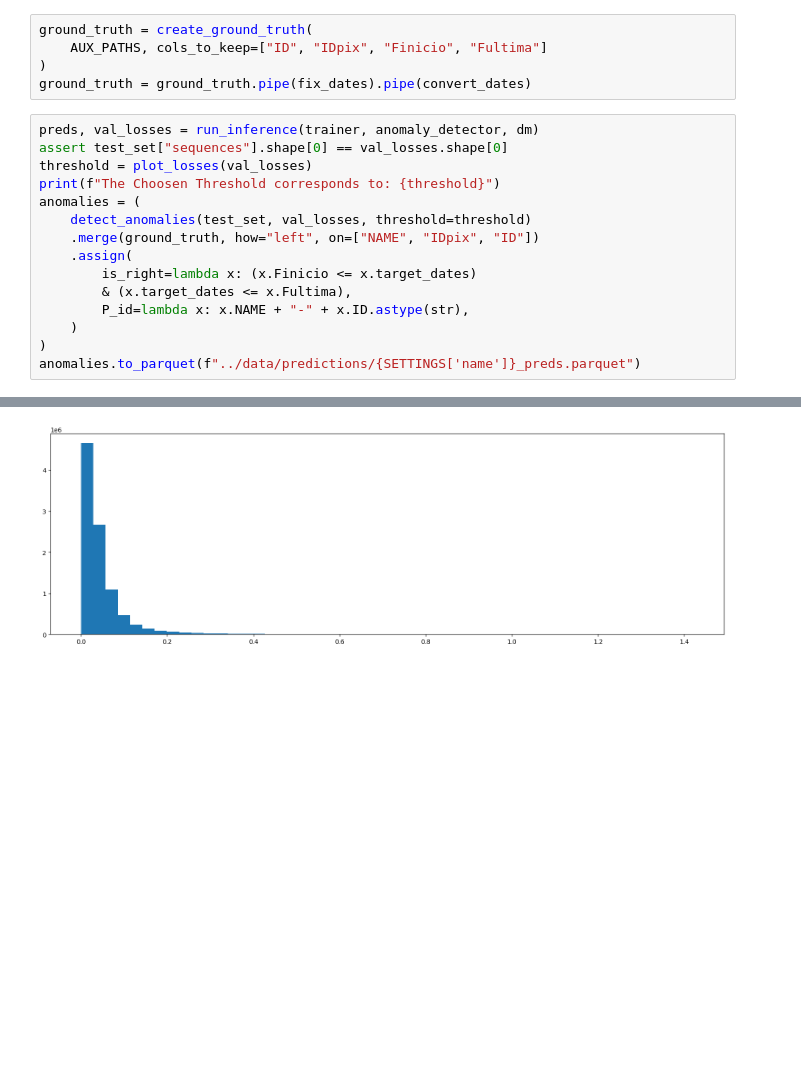
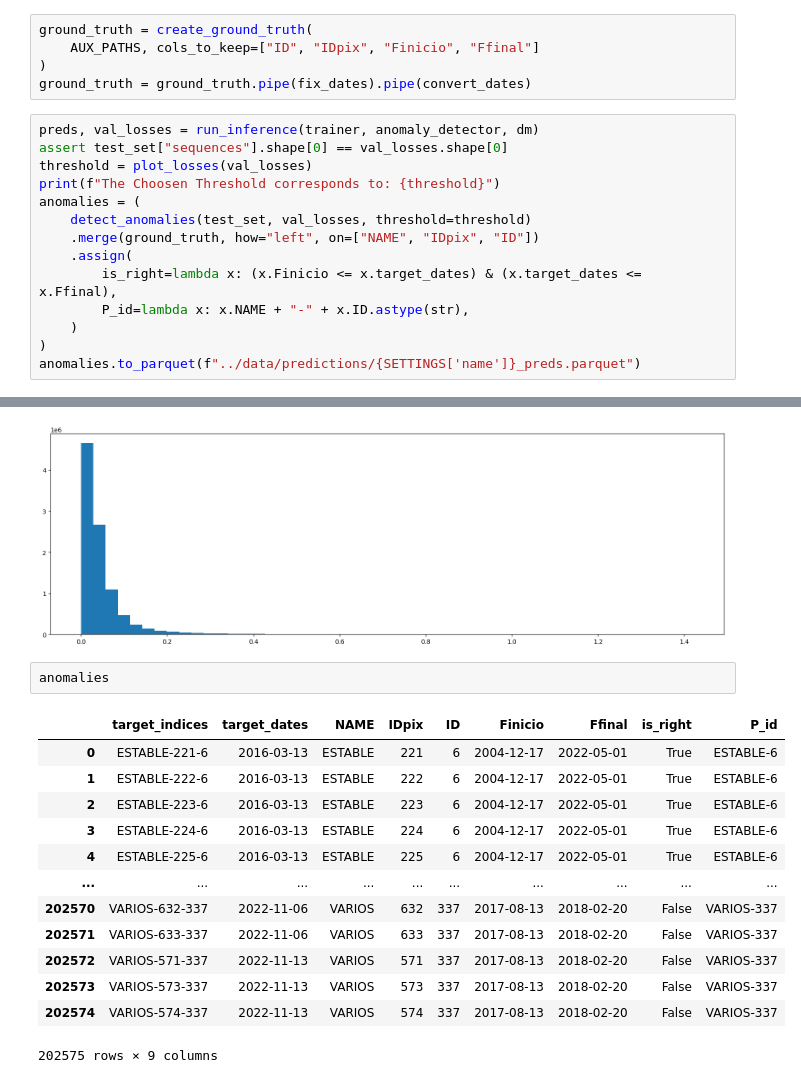
Before and after one commit to datacubeR/samsara, a Jupyter notebook: samsara/03-DeepAnt-inference.ipynb, the cells around one changed output, grey strips where cells are left out. Drawn from its saved outputs; the diff is of its cells as text; blank space fills up the shorter version.

```diff
--- a/samsara/03-DeepAnt-inference.ipynb
+++ b/samsara/03-DeepAnt-inference.ipynb
@@ -62,7 +62,7 @@ ForecastBasedAD(
 )
 # %%
 ground_truth = create_ground_truth(
-    AUX_PATHS, cols_to_keep=["ID", "IDpix", "Finicio", "Fultima"]
+    AUX_PATHS, cols_to_keep=["ID", "IDpix", "Finicio", "Ffinal"]
 )
 ground_truth = ground_truth.pipe(fix_dates).pipe(convert_dates)
 # %%
@@ -74,8 +74,7 @@ anomalies = (
     detect_anomalies(test_set, val_losses, threshold=threshold)
     .merge(ground_truth, how="left", on=["NAME", "IDpix", "ID"])
     .assign(
-        is_right=lambda x: (x.Finicio <= x.target_dates)
-        & (x.target_dates <= x.Fultima),
+        is_right=lambda x: (x.Finicio <= x.target_dates) & (x.target_dates <= x.Ffinal),
         P_id=lambda x: x.NAME + "-" + x.ID.astype(str),
     )
 )
@@ -85,3 +84,19 @@ LOCAL_RANK: 0 - CUDA_VISIBLE_DEVICES: [0]
 A Jupyter Widget
 The Choosen Threshold corresponds to: 0.23280157148838043
 [figure]
+# %%
+anomalies
+# %% [output]
+|  | target_indices | target_dates | NAME | IDpix | ID | Finicio | Ffinal | is_right | P_id |
+| 0 | ESTABLE-221-6 | 2016-03-13 | ESTABLE | 221 | 6 | 2004-12-17 | 2022-05-01 | True | ESTABLE-6 |
+| 1 | ESTABLE-222-6 | 2016-03-13 | ESTABLE | 222 | 6 | 2004-12-17 | 2022-05-01 | True | ESTABLE-6 |
+| 2 | ESTABLE-223-6 | 2016-03-13 | ESTABLE | 223 | 6 | 2004-12-17 | 2022-05-01 | True | ESTABLE-6 |
+| 3 | ESTABLE-224-6 | 2016-03-13 | ESTABLE | 224 | 6 | 2004-12-17 | 2022-05-01 | True | ESTABLE-6 |
+| 4 | ESTABLE-225-6 | 2016-03-13 | ESTABLE | 225 | 6 | 2004-12-17 | 2022-05-01 | True | ESTABLE-6 |
+| ... | ... | ... | ... | ... | ... | ... | ... | ... | ... |
+| 202570 | VARIOS-632-337 | 2022-11-06 | VARIOS | 632 | 337 | 2017-08-13 | 2018-02-20 | False | VARIOS-337 |
+| 202571 | VARIOS-633-337 | 2022-11-06 | VARIOS | 633 | 337 | 2017-08-13 | 2018-02-20 | False | VARIOS-337 |
+| 202572 | VARIOS-571-337 | 2022-11-13 | VARIOS | 571 | 337 | 2017-08-13 | 2018-02-20 | False | VARIOS-337 |
+| 202573 | VARIOS-573-337 | 2022-11-13 | VARIOS | 573 | 337 | 2017-08-13 | 2018-02-20 | False | VARIOS-337 |
+| 202574 | VARIOS-574-337 | 2022-11-13 | VARIOS | 574 | 337 | 2017-08-13 | 2018-02-20 | False | VARIOS-337 |
+202575 rows × 9 columns
```
Also changed, not shown: 3 other files.
